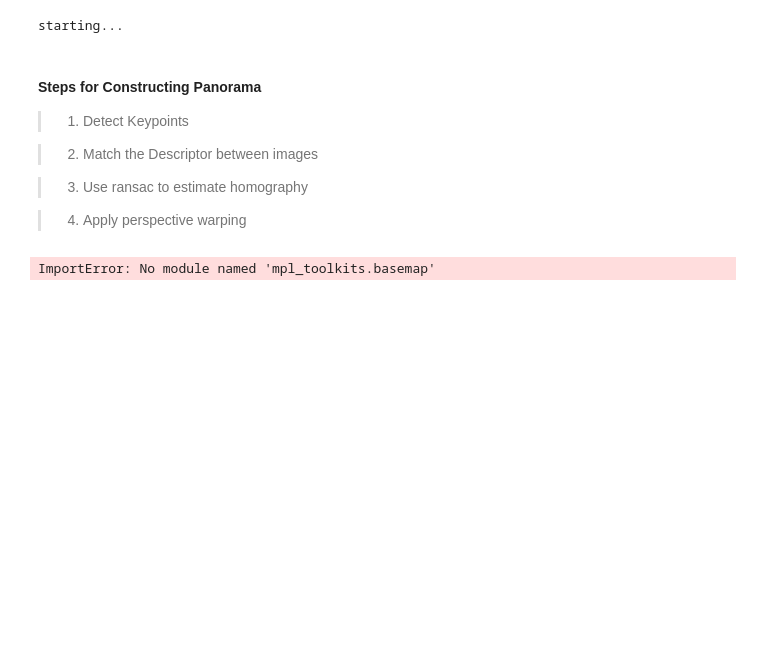
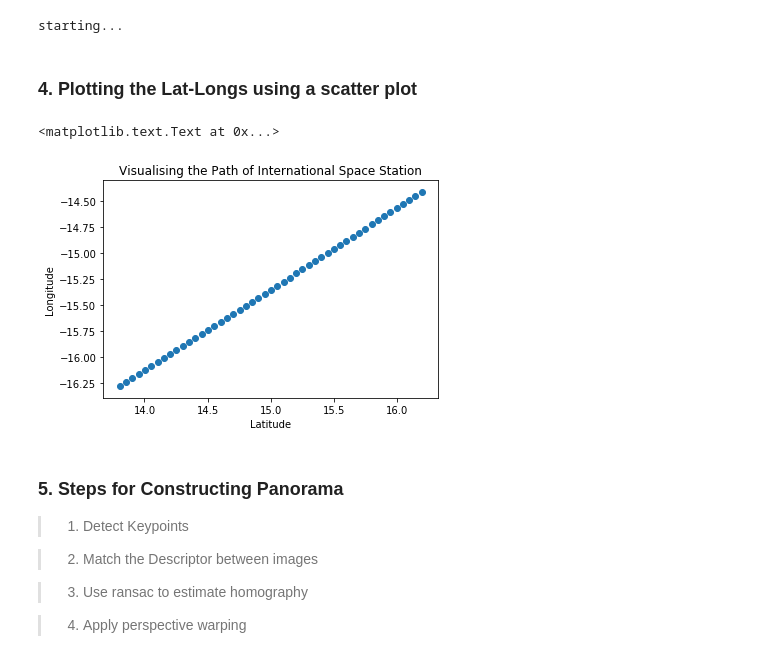
Before and after one commit to riaz/Advanced_OpenCV3_Python, a Jupyter notebook: Section3_AndroidPanorama/Solved/Aerial_Video_Montage_Solved.ipynb, the cells around one changed output. Cells and saved outputs as stored; diff of their text form; code cells hidden in the pictures; blank space fills up the shorter version.

```diff
--- a/Section3_AndroidPanorama/Solved/Aerial_Video_Montage_Solved.ipynb
+++ b/Section3_AndroidPanorama/Solved/Aerial_Video_Montage_Solved.ipynb
@@ -280,8 +280,40 @@ finally:
     rt.stop() # better in a try/finally block to make sure the program ends!
 # %% [output]
 starting...
+# %% [markdown]
+### 4. Plotting the Lat-Longs using a scatter plot
+# %%
+import os
+
+SAVE_SRC = os.path.join("..","images","Aerial_Panorama","004")
+
+LOG_FILE = os.path.join(SAVE_SRC,"data_log.log")
+
+lat_lst = []
+long_lst = []
+
+# saving the lat,long as a list
+with open(LOG_FILE) as fs:
+    for line in fs:
+        lat,long,img_id = line.split("\t")
+
+        lat = float(lat)
+        long = float(long)
+
+        #ll_lst.append((lat,long))
+        lat_lst.append(lat)
+        long_lst.append(long)
+
+plt.title("Visualising the Path of International Space Station")
+plt.scatter(lat_lst,long_lst)
+
+plt.xlabel("Latitude")
+plt.ylabel("Longitude")
+# %% [output]
+<matplotlib.text.Text at 0x...>
+[figure, added]
 # %% [markdown]
-#### Steps for Constructing Panorama
+### 5. Steps for Constructing Panorama
 
 > 1. Detect Keypoints
 
@@ -290,29 +322,3 @@ starting...
 > 3. Use ransac to estimate homography
 
 > 4. Apply perspective warping
-# %%
-from mpl_toolkits.basemap import Basemap
-import matplotlib.pyplot as plt
-import numpy as np
-# setup Lambert Conformal basemap.
-m = Basemap(width=12000000,height=9000000,projection='lcc',
-            resolution='c',lat_1=45.,lat_2=55,lat_0=50,lon_0=-107.)
-# draw coastlines.
-m.drawcoastlines()
-# draw a boundary around the map, fill the background.
-# this background will end up being the ocean color, since
-# the continents will be drawn on top.
-m.drawmapboundary(fill_color='aqua')
-# fill continents, set lake color same as ocean color.
-m.fillcontinents(color='coral',lake_color='aqua')
-# draw parallels and meridians.
-# label parallels on right and top
-# meridians on bottom and left
-parallels = np.arange(0.,81,10.)
-# labels = [left,right,top,bottom]
-m.drawparallels(parallels,labels=[False,True,True,False])
-meridians = np.arange(10.,351.,20.)
-m.drawmeridians(meridians,labels=[True,False,False,True])
-plt.show()
-# %% [output]
-ImportError: No module named 'mpl_toolkits.basemap'
```
Also changed, not shown: parts of 1 cell of this notebook, 4 other files.
